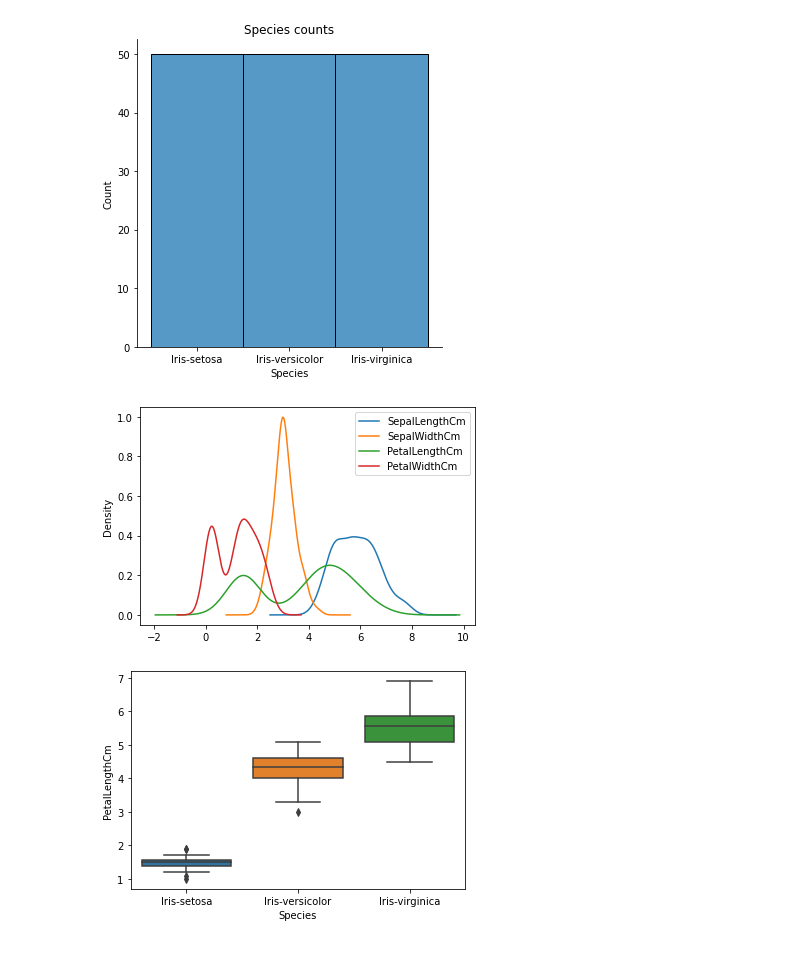
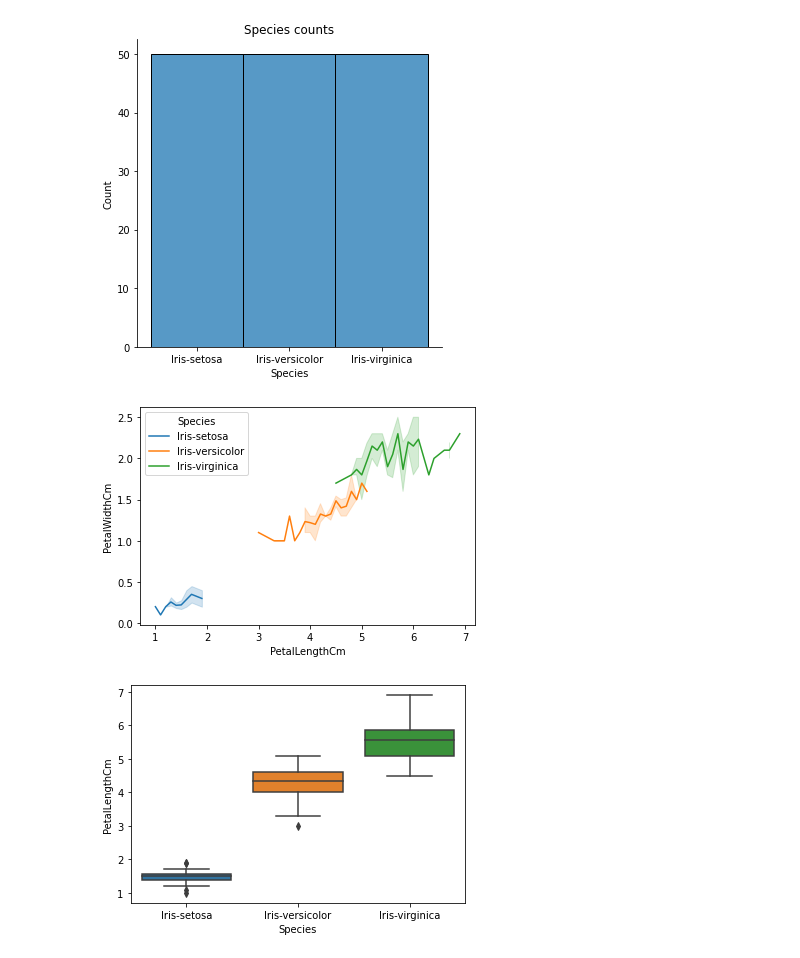
Before and after one commit to theresathankachan/S3MCA, a Jupyter notebook: Datascience/Iris_Visualization.ipynb, the cells around one changed output. Drawn from its saved outputs; the diff is of its cells as text; code cells hidden in the pictures.

```diff
--- a/Datascience/Iris_Visualization.ipynb
+++ b/Datascience/Iris_Visualization.ipynb
@@ -167,12 +167,10 @@ plt.title("Species counts")
 plt.show()
 # %% [output]
 [figure]
-# %%
-#density chart
-df.plot(kind='density')
-plt.show()
-# %% [output]
-[figure, removed]
+# %%
+ax = sns.lineplot(x="PetalLengthCm",y="PetalWidthCm",data=df,hue="Species")
+# %% [output]
+[figure, added]
 # %%
 #box plot
 sns.boxplot(x="Species",y="PetalLengthCm",data=df)
```
Also changed, not shown: parts of 1 cell of this notebook.
